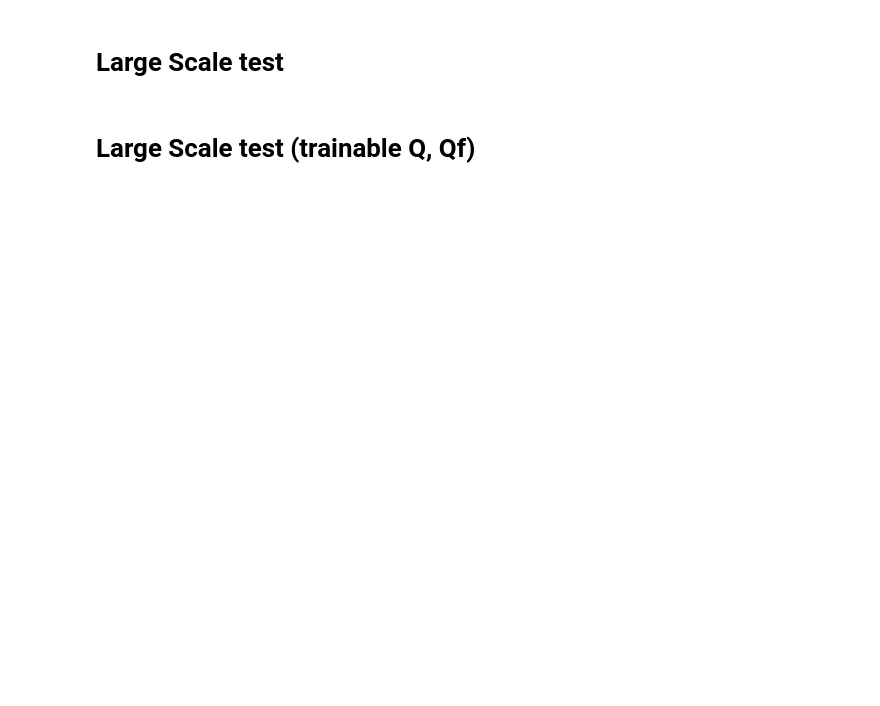
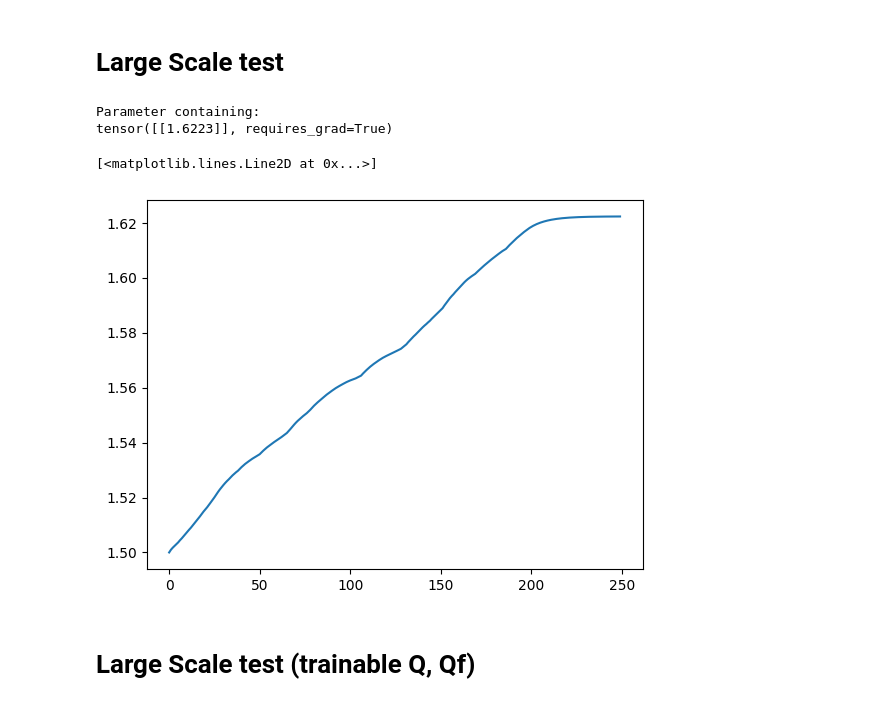
Before and after one commit to anby-dmr/RDP_asym_stability, a Jupyter notebook: direct_LQR_test.ipynb, the cells around one changed output. Saved outputs shown, nothing was run; the diff lists cells and outputs as text; code cells hidden in the pictures; blank space fills up the shorter version.

```diff
--- a/direct_LQR_test.ipynb
+++ b/direct_LQR_test.ipynb
@@ -180,7 +169,7 @@ from torch.optim import Adam
 
 DTYPES = torch.float32
 torch.set_default_dtype(DTYPES)
-MPC_T = 8
+MPC_T = 4
 A = torch.tensor([[1.]])
 B = torch.tensor([[1.]])
 Q = torch.tensor([[1.]])
@@ -193,33 +182,38 @@ nu = 1
 
 optimizer = Adam([Qf], lr=0.001)
 
 n_epoch = 2000
 
 terminal_list = []
 
 loss = 0
 loss_recent = 0
 for epoch in tqdm(range(n_epoch)):
     if epoch % 50 == 0:
         if epoch != 0 and loss_recent/50 < 1e-8:
             break
         loss_recent = 0
     x_init = torch.randn(1, 1)
     x = x_init
 
     terminal_list.append(Qf.item())
 
     x_list, u_list, VN_list = mpc(A, B, N, Q, R, Qf, MPC_T, T, x_init)
 
     optimizer.zero_grad()
     loss = cal_RDP_criteria(VN_list, x_list, u_list, 1, MPC_T, lambda x: torch.relu(x), test=False)
     loss_recent += loss
     loss.backward()
     optimizer.step()
 
 
 print(Qf)
 plt.plot(terminal_list)
+# %% [output]
+Parameter containing:
+tensor([[1.6223]], requires_grad=True)
+[<matplotlib.lines.Line2D at 0x...>]
+[figure, added]
 # %% [markdown]
 # Large Scale test (trainable Q, Qf)
 # %%
```
Also changed, not shown: parts of 2 cells of this notebook, 1 other file.
